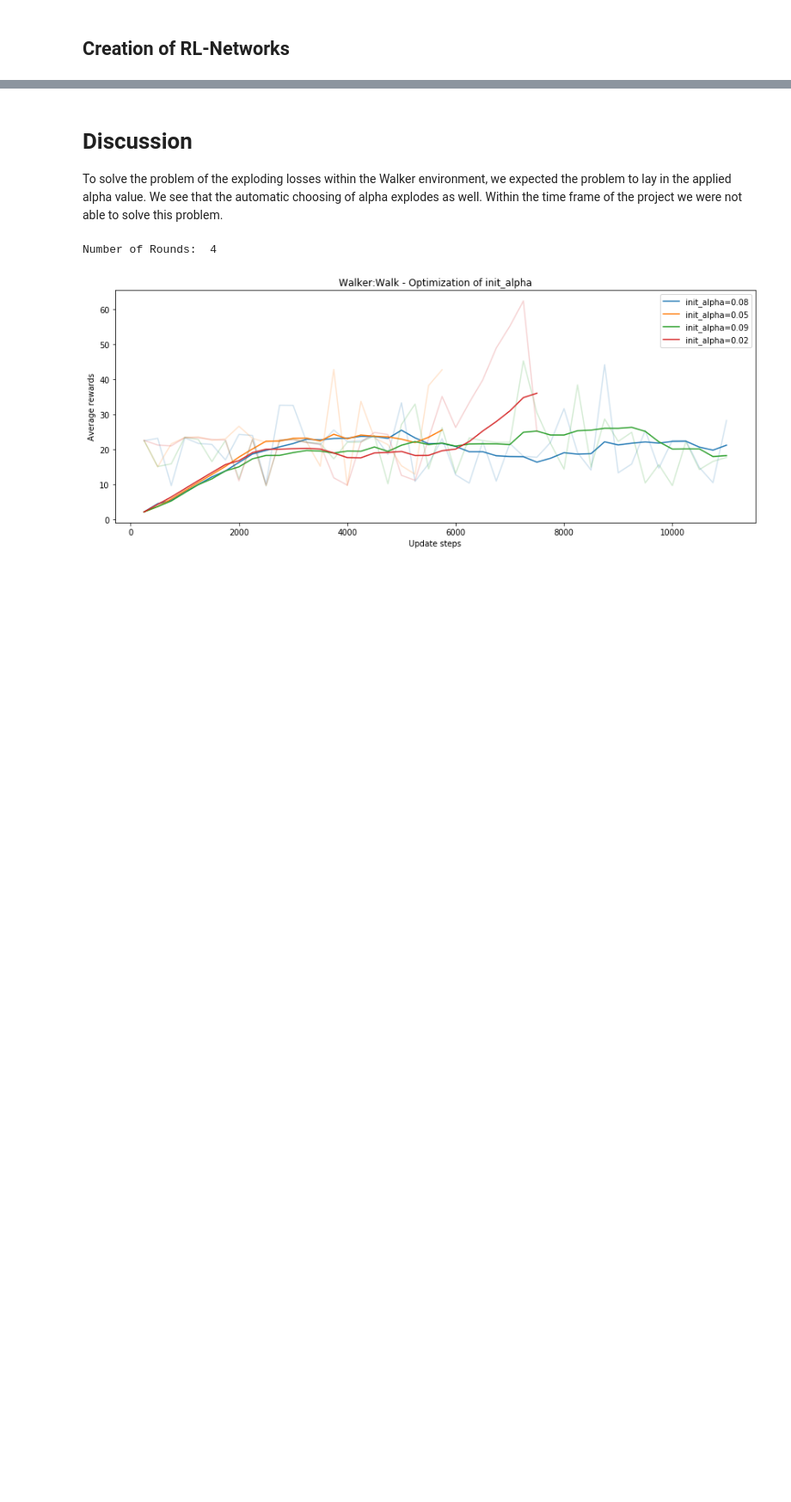
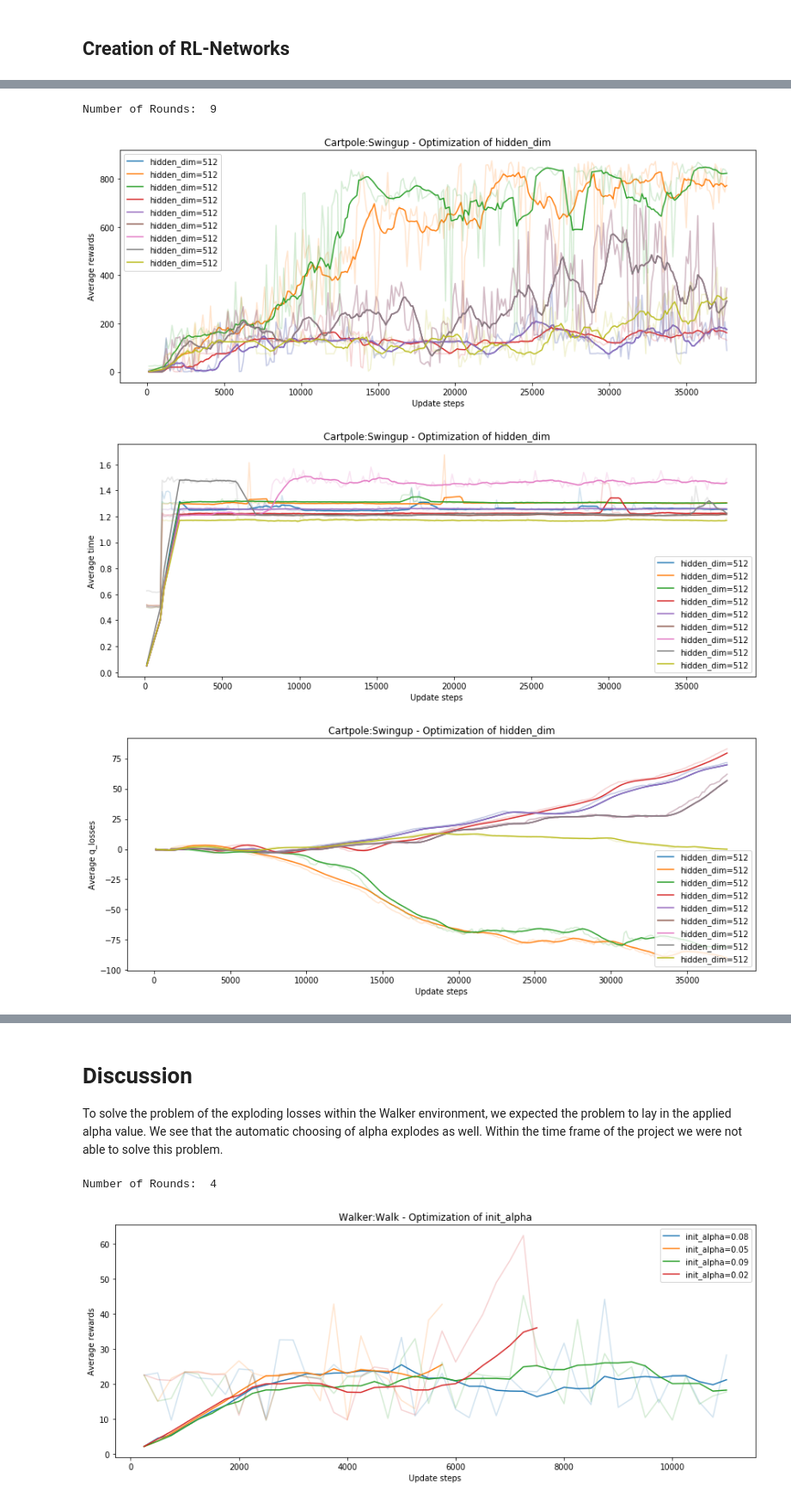
Before and after one commit to dxvidparham/DTU-RL-Sample-Efficiency, a Jupyter notebook: evaluations.ipynb, the cells around one changed output, grey strips where cells are left out. Shown at 86% size. Drawn from its saved outputs; the diff is of its cells as text; code cells hidden in the pictures; blank space fills up the shorter version.

```diff
--- a/evaluations.ipynb
+++ b/evaluations.ipynb
@@ -238,0 +235,7 @@ show_video([{"desc": "Init_Alpha=0.07","src":"paper_videos/video_20210104194240_
+# %%
+evaluate_rounds("swingup_david_layer_size_04_01_2021-18_45_47", parameters=["hidden_dim"])
+# %% [output]
+Number of Rounds:  9
+[figure, added]
+[figure, added]
+[figure, added]
```
Also changed, not shown: parts of 12 cells of this notebook, 3 other files.
